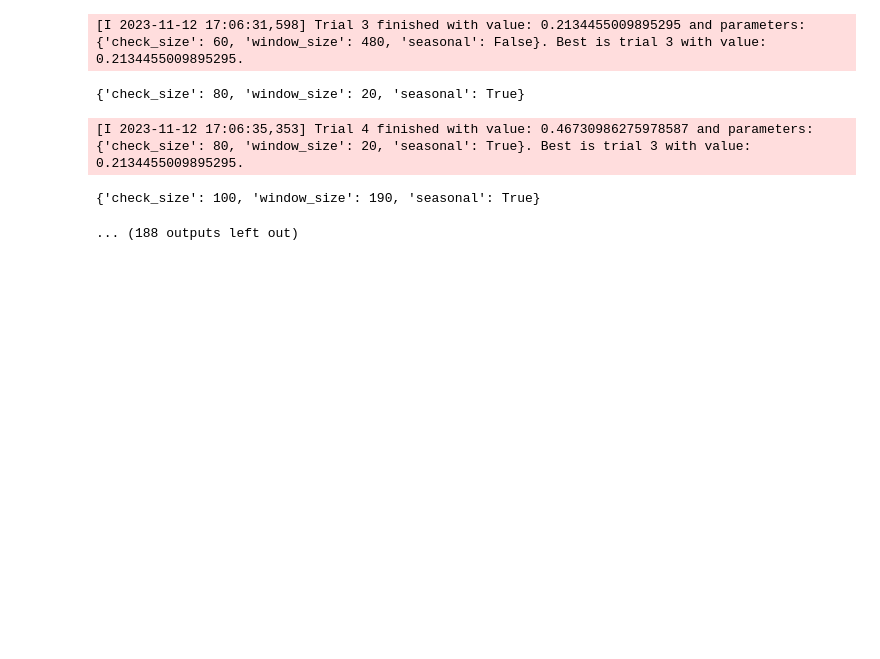
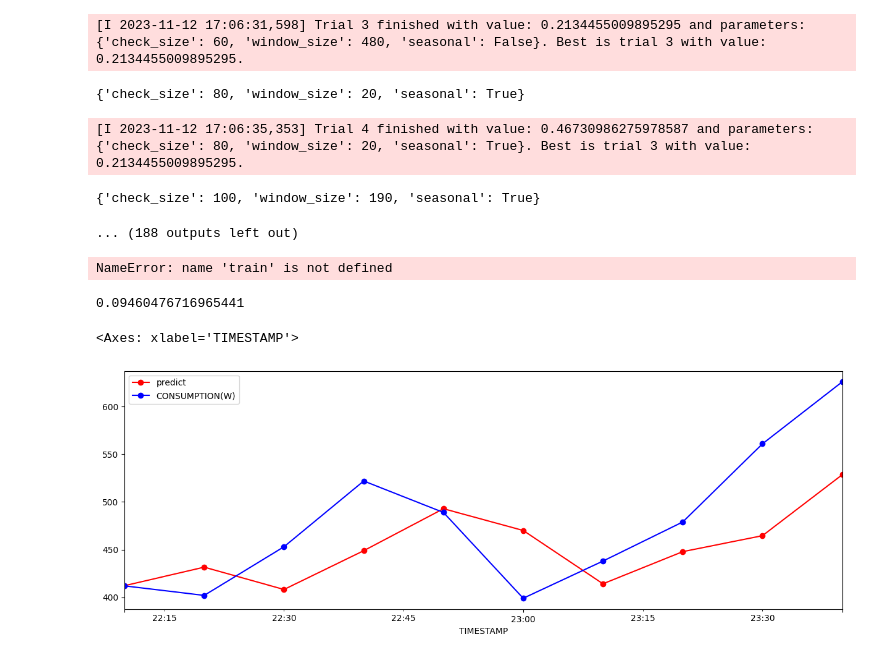
Before and after one commit to youngseonseo/BEMS, a Jupyter notebook: ai/floor_prediction/floor_arima.ipynb, the cells around one changed output. Cells and saved outputs as stored; diff of their text form; code cells hidden in the pictures; blank space fills up the shorter version.

Commit message:
[fix] arima optuna

```diff
--- a/ai/floor_prediction/floor_arima.ipynb
+++ b/ai/floor_prediction/floor_arima.ipynb
@@ -715,3 +715,34 @@ print('Best trial : score {}, \nparams {}'.format(study3.best_trial.value, study
 [I 2023-11-12 17:06:35,353] Trial 4 finished with value: 0.46730986275978587 and parameters: {'check_size': 80, 'window_size': 20, 'seasonal': True}. Best is trial 3 with value: 0.2134455009895295.
 {'check_size': 100, 'window_size': 190, 'seasonal': True}
 ... (188 outputs left out)
+# %%
+train
+# %% [output]
+NameError: name 'train' is not defined
+# %%
+train_df = df_561_1
+end_time = train_df.index[0] + (670-1) * datetime.timedelta(minutes=10)
+train = train_df[:end_time]
+valid = train_df[end_time + datetime.timedelta(minutes=10) : end_time + 10 * datetime.timedelta(minutes=10)]
+
+model = pm.auto_arima(train, d=get_ndiff(train), seasonal=False)
+
+fcast = []
+for row in valid.itertuples():
+    f = model.predict(n_periods=1)[0]
+    fcast.append(f)
+
+    model.update(row[1])
+
+mape = mean_absolute_percentage_error(valid.values, fcast)
+print(mape)
+
+fcast = pd.DataFrame({'predict':fcast}, index=valid.index)
+
+fig, ax = plt.subplots(figsize=(15,5))
+fcast.plot(ax=ax, color='red', marker="o", legend=True)
+valid.plot(ax=ax, color='blue', marker="o", legend=True)
+# %% [output]
+0.09460476716965441
+<Axes: xlabel='TIMESTAMP'>
+[figure, added]
```
Also changed, not shown: 2 other files.
